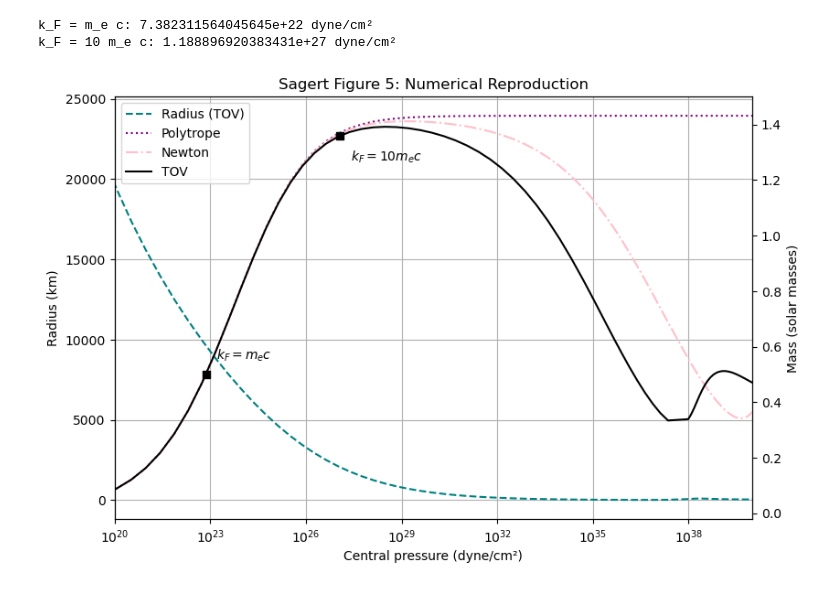
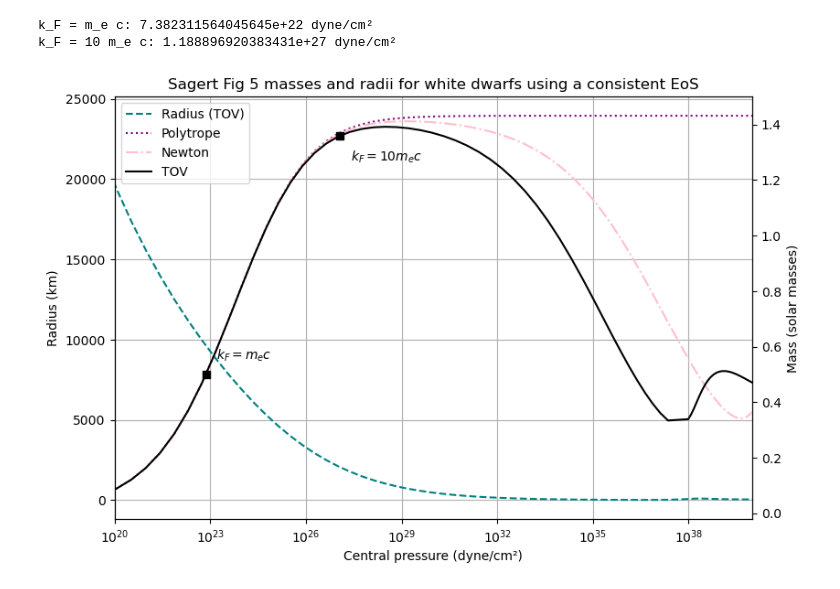
Before and after one commit to charlprend/Compact-Star-Modelling-, a Jupyter notebook: Notebooks/sagert_eos_code.ipynb, the cells around one changed output. Saved outputs shown, nothing was run; the diff lists cells and outputs as text; code cells hidden in the pictures.

```diff
--- a/Notebooks/sagert_eos_code.ipynb
+++ b/Notebooks/sagert_eos_code.ipynb
@@ -1601,7 +1601,7 @@ ax_radius.set_ylabel("Radius (km)")
 ax_mass.set_ylabel("Mass (solar masses)")
 
 ax_radius.grid(True)
-plt.title("Sagert Figure 5: Numerical Reproduction")
+plt.title("Sagert Fig 5 masses and radii for white dwarfs using a consistent EoS")
 
 # Sagert Figure 5: Fermi momentum markers
 
@@ -1622,31 +1622,31 @@ ax_mass.scatter(
     s=35,
     zorder=5
 )
 
 ax_mass.annotate(
     r"$k_F=m_ec$",
     (p_marker_1, marker_masses[0]),
     xytext=(8, 12),
     textcoords="offset points"
 )
 
 ax_mass.annotate(
     r"$k_F=10m_ec$",
     (p_marker_10, marker_masses[1]),
     xytext=(8, -20),
     textcoords="offset points"
 )
 
 # Combined legend
 radius_lines, radius_labels = ax_radius.get_legend_handles_labels()
 mass_lines, mass_labels = ax_mass.get_legend_handles_labels()
 
 ax_mass.legend(
     radius_lines + mass_lines,
     radius_labels + mass_labels,
     loc="upper left"
 )
 
 plt.show()
 # %% [output]
-[figure, old version]
+[figure, new version]
```
Also changed, not shown: parts of 4 cells of this notebook, 8 other files.
